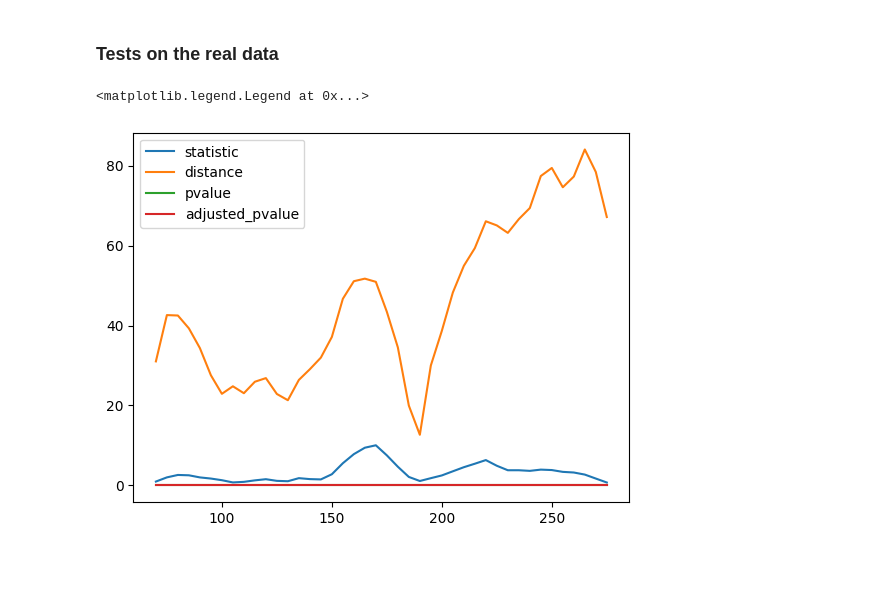
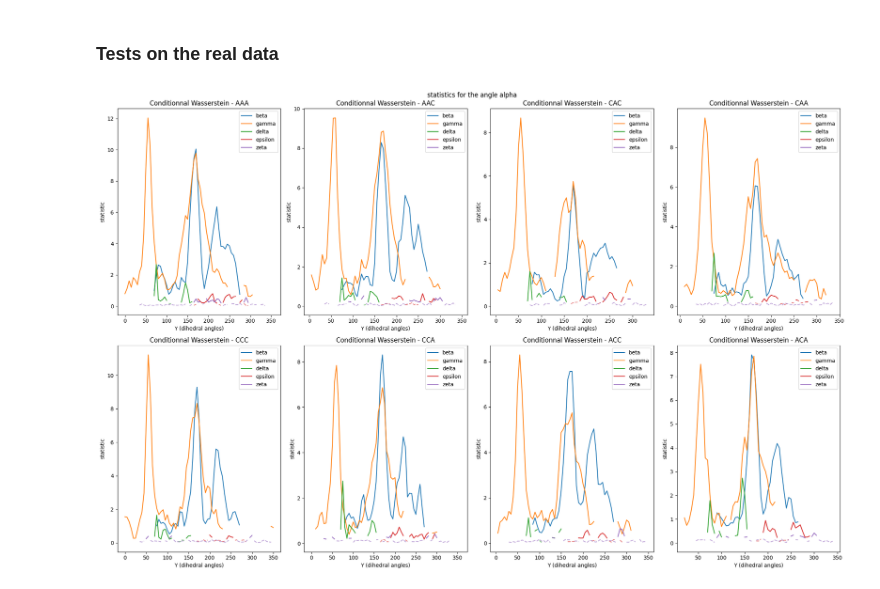
Before and after one commit to WandrilleBuchy/DihedralAnglesStudy, a Jupyter notebook: Optimal_transport.ipynb, the cells around one changed output. Drawn from its saved outputs; the diff is of its cells as text; code cells hidden in the pictures.

```diff
--- a/Optimal_transport.ipynb
+++ b/Optimal_transport.ipynb
@@ -523,40 +537,13 @@ def load_results(base, X_angle):
 
 wasserstein = np.load(f'{data_path}/Wasserstein_distances.npy', allow_pickle=True).item()
-# %%
-plt.plot(wasserstein['alpha']['AAA']["statistic_beta"], label = "statistic")
-plt.plot(wasserstein['alpha']['AAA']["distance_beta"], label = "distance")
-plt.plot(wasserstein['alpha']['AAA']["pvalue_beta"], label = "pvalue")
-plt.plot(wasserstein['alpha']['AAA']["adjusted_pvalue_beta"], label = "adjusted_pvalue")
-plt.legend()
-# %% [output]
-<matplotlib.legend.Legend at 0x...>
-[figure, removed]
-# %%
-def rep_wass_mono_angle(X_angle, representation = "distance", alpha = False):
-
-    representation_list = ["distance", "pvalue", "statistic", "adjusted_pvalue"]
-
-    if X_angle not in angles_list:
-        raise ValueError(f"X_angle has to be in {angles_list}")
-    if representation not in representation_list:
-        raise ValueError(f"representation has to be in {representation_list}")
-    fig, axes = plt.subplots(2, 4, figsize=(20, 13))
-    axes = axes.flatten()
-
-    for i, base in enumerate(bases_list):
-        for Y_angle in [a for a in angles_list if a != X_angle]:
-            axes[i].plot(wasserstein[X_angle][base][f"{representation}_{Y_angle}"], label = f"{Y_angle}")
-
-        if isinstance(alpha, float) or isinstance(alpha, int):
-            axes[i].axhline(alpha, color="black", linestyle="--", label = f"{round(alpha,3)} threshold")
-
-        axes[i].set_xlabel("Y (dihedral angles)")
-        axes[i].set_ylabel(f"{representation}")
-        axes[i].set_title(f"Conditionnal Wasserstein - {base}")
-        axes[i].legend()
-
-
-
-    plt.suptitle(f'{representation}s for the angle {X_angle}')
-    plt.tight_layout()
-    plt.show()
+# %%
+keeped_H0 = defaultdict(lambda: defaultdict(lambda: defaultdict(lambda: defaultdict(int))))
+
+for X_angle in angles_list:
+    for base in bases_list:
+        for Y_angle in angles_list:
+            if Y_angle == X_angle:
+                continue
+            for bins in range(0, 360, 5):
+                stat = wasserstein[X_angle][base][f"statistic_{Y_angle}"][bins]
+                keeped_H0[X_angle][base][f"statistic_{Y_angle}"][bins] = 1 if stat < threshold else 0
@@ -563,3 +625,7 @@ def rep_wass_mono_angle(X_angle, representation = "distance", alpha = False):
+# %%
+rep_wass_mono_angle(X_angle = "alpha", representation = "statistic", change_type_line = True)
+# %% [output]
+[figure, added]
 # %%
 rep_wass_mono_angle(X_angle = "alpha", representation = "adjusted_pvalue", alpha = 0.05)
 # %% [output]
```
Also changed, not shown: parts of 15 cells of this notebook.
